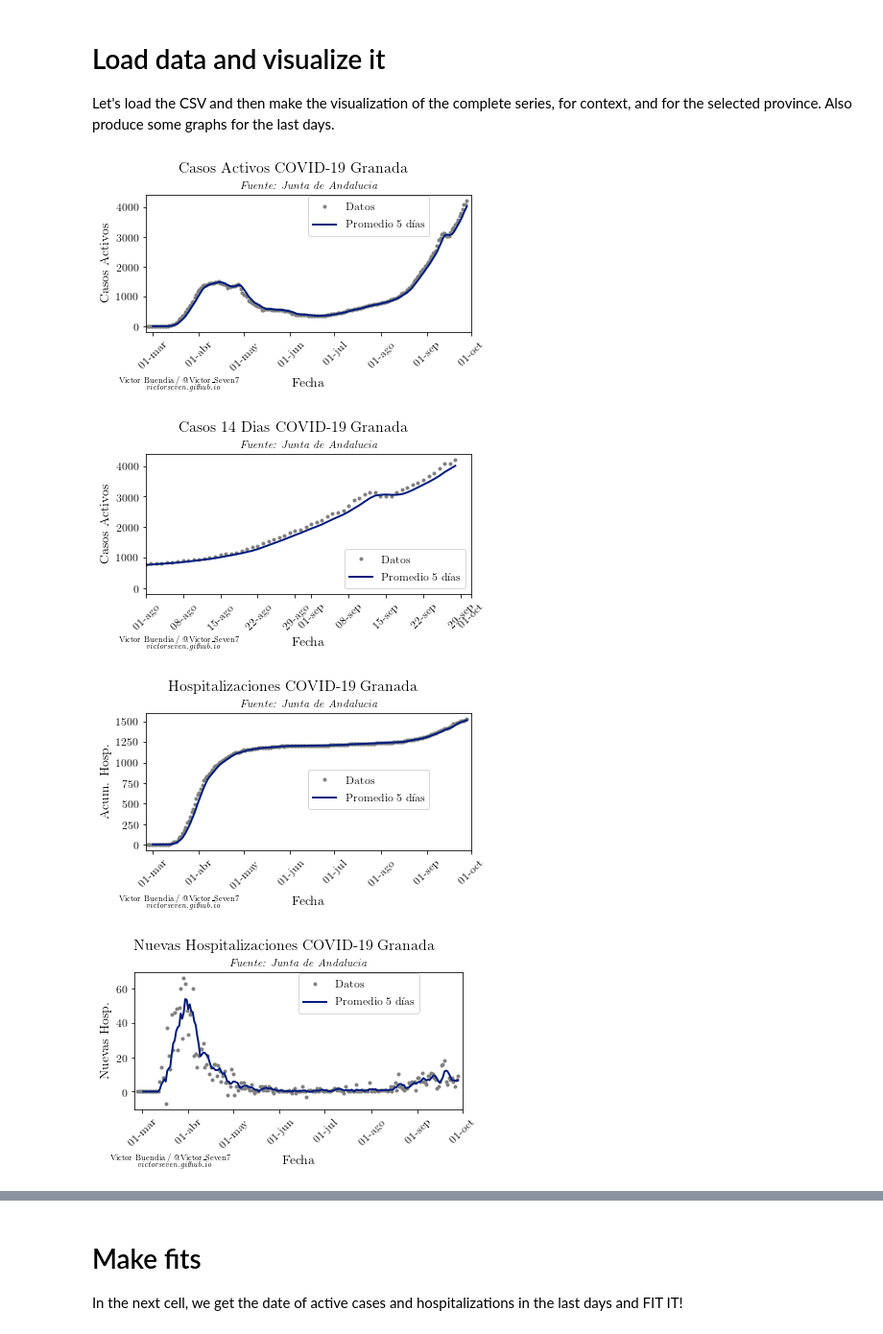
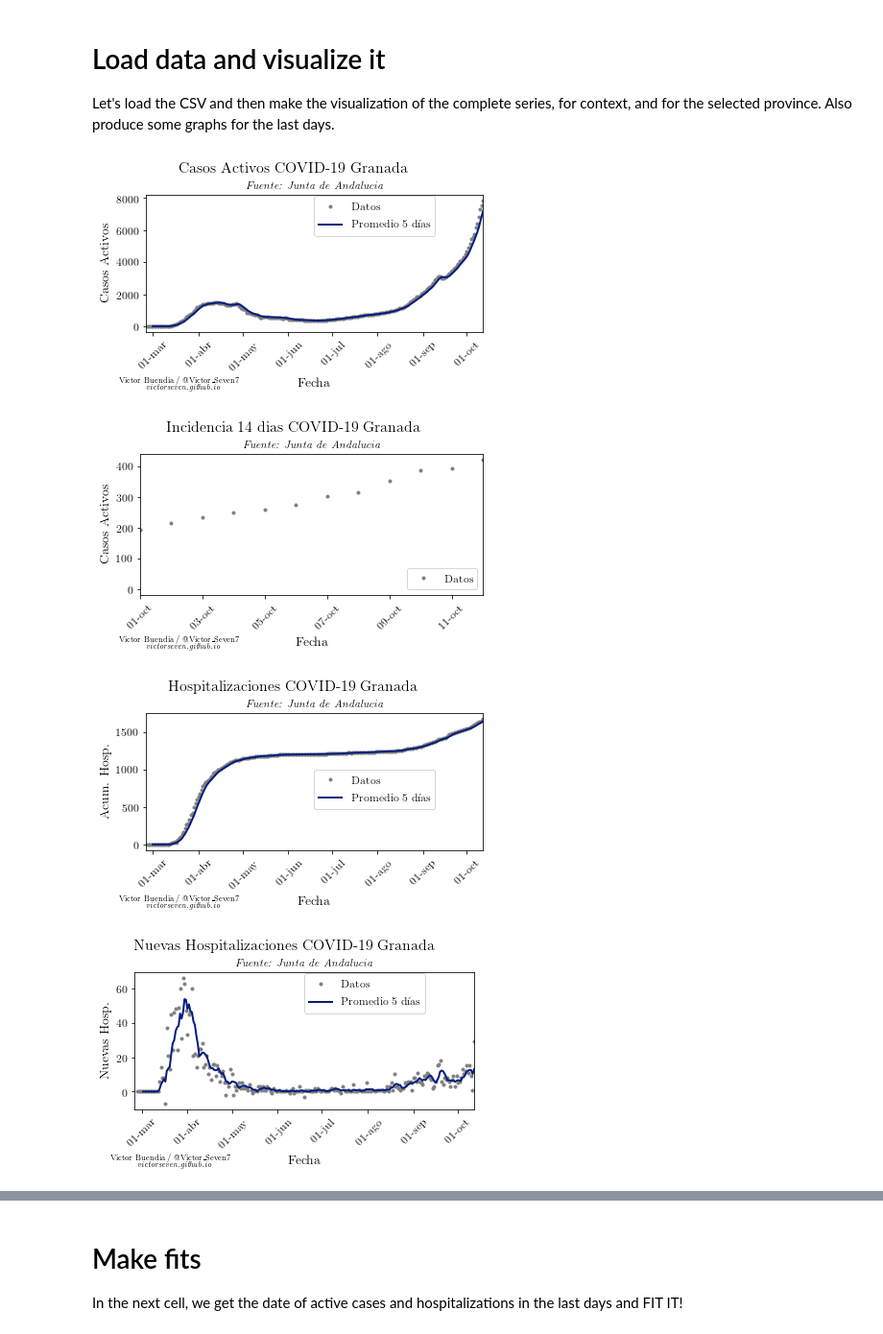
Before and after one commit to VictorSeven/CovidAndalucia, a Jupyter notebook: analisis/analisys.ipynb, the cells around one changed output, grey strips where cells are left out. Shown: that part at 96% size. Drawn from its saved outputs; the diff is of its cells as text; code cells hidden in the pictures.

```diff
--- a/analisis/analisys.ipynb
+++ b/analisis/analisys.ipynb
@@ -312,30 +312,31 @@ Let's load the CSV and then make the visualization of the complete series, for c
 # %%
 data = pd.read_csv(ANDALUCIA_CSV, parse_dates=[0])
 data_pr = data[data["Territorio"] == "Granada"]
 
 #Casos activos
 activos = data_pr.Total_confirmados - data_pr.Curados
 
 create_graph(data_pr.Fecha, activos, "Casos Activos", "Casos Activos", GRAPHS_OUT+"gr_active_total",
-            moving_avg = 5, legend_loc=(0.5,0.7), enddate="2020-10-01")
+            moving_avg = 5, legend_loc=(0.5,0.7), enddate="2020-10-12")
 
-create_graph(data_pr.Fecha, activos, "Casos Activos", "Casos 14 Dias", GRAPHS_OUT+"gr_active_14",
-            moving_avg = 5, legend_loc="lower right", startdate="2020-08-1", enddate="2020-10-01")
+#Incidencia a 14 dias
+incidencia = 100000 * data_pr.Confirmados_PDIA_14_días / 912075.0
+create_graph(data_pr.Fecha, incidencia, "Casos Activos", "Incidencia 14 dias", GRAPHS_OUT+"gr_active_14",
+            moving_avg = 0, legend_loc="lower right", startdate="2020-09-12", enddate="2020-10-12")
 
 #Hospitalizaciones
-
 create_graph(data_pr.Fecha, data_pr.Hospitalizados, "Acum. Hosp.", "Hospitalizaciones", GRAPHS_OUT+"gr_acum_hosp",
-            moving_avg = 5, legend_loc=(0.5,0.3), enddate="2020-10-01")
+            moving_avg = 5, legend_loc=(0.5,0.3), enddate="2020-10-12")
 
 nuevos_hospi = data_pr.Hospitalizados.diff()
 
 create_graph(data_pr.Fecha, nuevos_hospi, "Nuevas Hosp.", "Nuevas Hospitalizaciones", GRAPHS_OUT+"gr_new_hosp",
-            moving_avg = 5, legend_loc=(0.5,0.7), enddate="2020-10-01")
+            moving_avg = 5, legend_loc=(0.5,0.7), enddate="2020-10-12")
 
-create_graph(data_pr.Fecha, nuevos_hospi, "Nuevas Hosp.", "Nuevas Hospitalizaciones", GRAPHS_OUT+"gr_new_14",
-            moving_avg = 5, legend_loc=(0.5,0.7), startdate="2020-08-1", enddate="2020-10-01")
+create_graph(data_pr.Fecha, nuevos_hospi, "Nuevas Hosp.", "Nuevas Hospitalizaciones", GRAPHS_OUT+"gr_new_hosp",
+            moving_avg = 5, legend_loc=(0.5,0.7), startdate="2020-10-01", enddate="2020-10-12")
 # %% [output]
-[figure, old version]
+[figure, new version]
-[figure, old version]
+[figure, new version]
-[figure, old version]
+[figure, new version]
-[figure, old version]
+[figure, new version]
```
Also changed, not shown: parts of 2 cells of this notebook, 17 other files.
